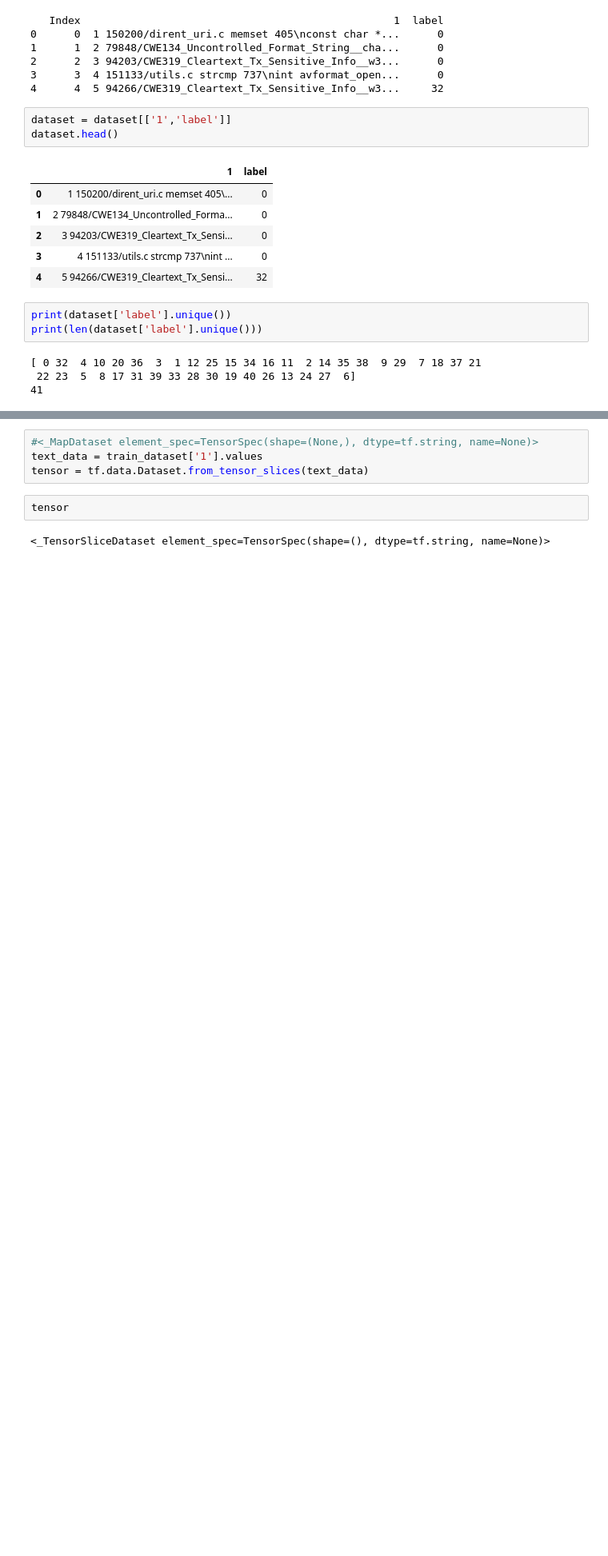
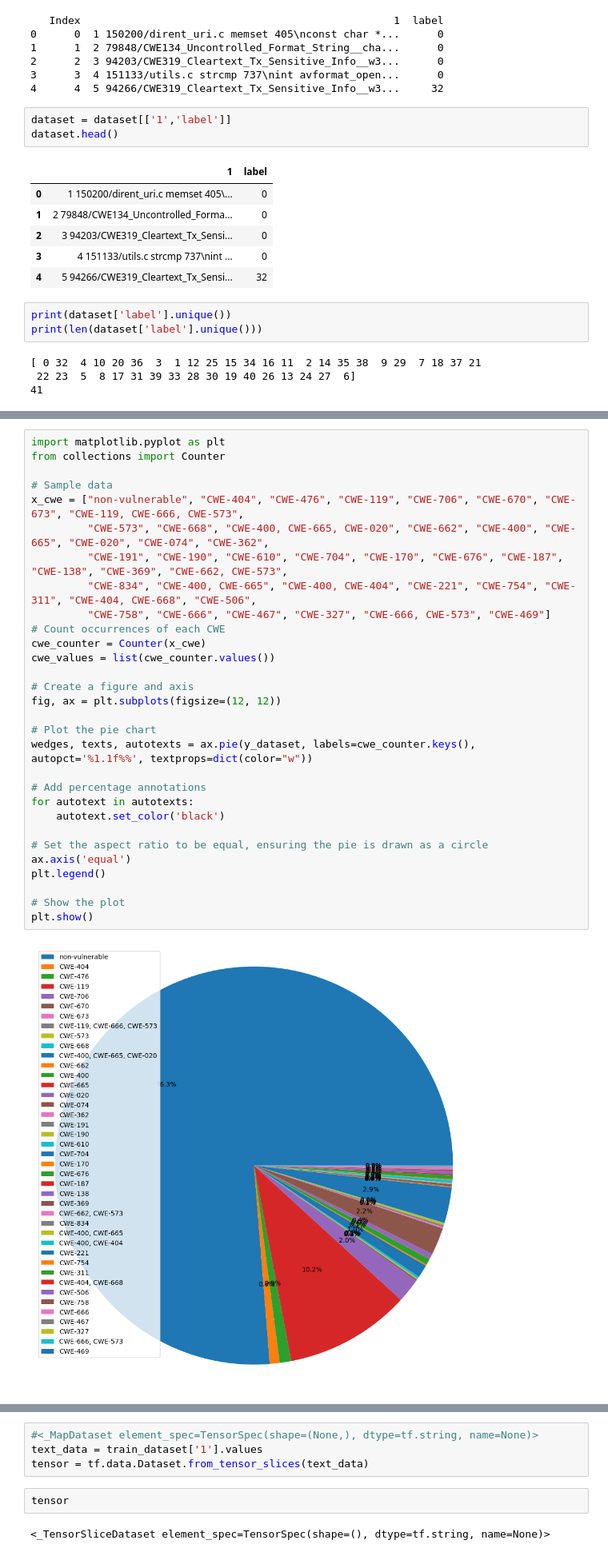
Before and after one commit to nguyenvuong1309/Do-an-lap-trinh-an-toan, a Jupyter notebook: BLSTM.ipynb, the cells around one changed output, grey strips where cells are left out. Shown at 80% size. Cells and saved outputs as stored; diff of their text form; blank space fills up the shorter version.

```diff
--- a/BLSTM.ipynb
+++ b/BLSTM.ipynb
@@ -49,0 +82,32 @@ print(len(dataset['label'].unique()))
+# %%
+import matplotlib.pyplot as plt
+from collections import Counter
+
+# Sample data
+x_cwe = ["non-vulnerable", "CWE-404", "CWE-476", "CWE-119", "CWE-706", "CWE-670", "CWE-673", "CWE-119, CWE-666, CWE-573",
+         "CWE-573", "CWE-668", "CWE-400, CWE-665, CWE-020", "CWE-662", "CWE-400", "CWE-665", "CWE-020", "CWE-074", "CWE-362",
+         "CWE-191", "CWE-190", "CWE-610", "CWE-704", "CWE-170", "CWE-676", "CWE-187", "CWE-138", "CWE-369", "CWE-662, CWE-573",
+         "CWE-834", "CWE-400, CWE-665", "CWE-400, CWE-404", "CWE-221", "CWE-754", "CWE-311", "CWE-404, CWE-668", "CWE-506",
+         "CWE-758", "CWE-666", "CWE-467", "CWE-327", "CWE-666, CWE-573", "CWE-469"]
+# Count occurrences of each CWE
+cwe_counter = Counter(x_cwe)
+cwe_values = list(cwe_counter.values())
+
+# Create a figure and axis
+fig, ax = plt.subplots(figsize=(12, 12))
+
+# Plot the pie chart
+wedges, texts, autotexts = ax.pie(y_dataset, labels=cwe_counter.keys(), autopct='%1.1f%%', textprops=dict(color="w"))
+
+# Add percentage annotations
+for autotext in autotexts:
+    autotext.set_color('black')
+
+# Set the aspect ratio to be equal, ensuring the pie is drawn as a circle
+ax.axis('equal')
+plt.legend()
+
+# Show the plot
+plt.show()
+# %% [output]
+[figure, added]
```
Also changed, not shown: parts of 47 cells of this notebook.
